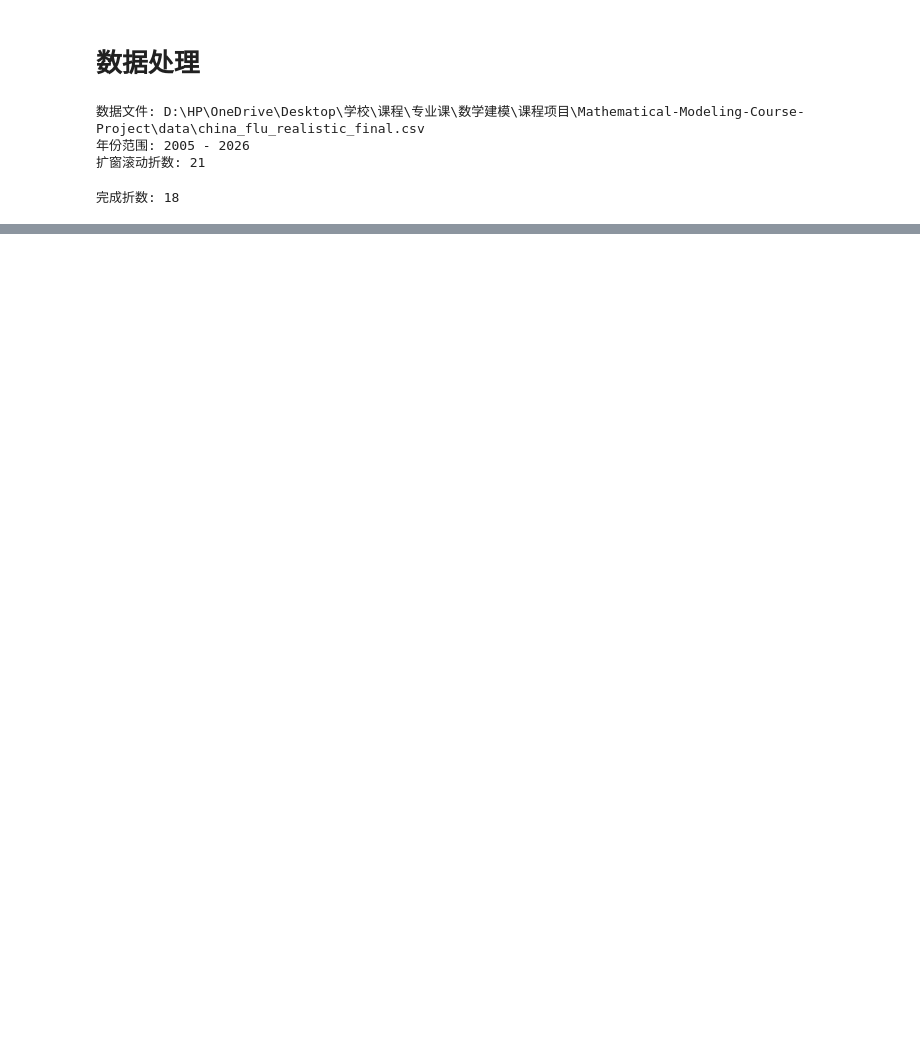
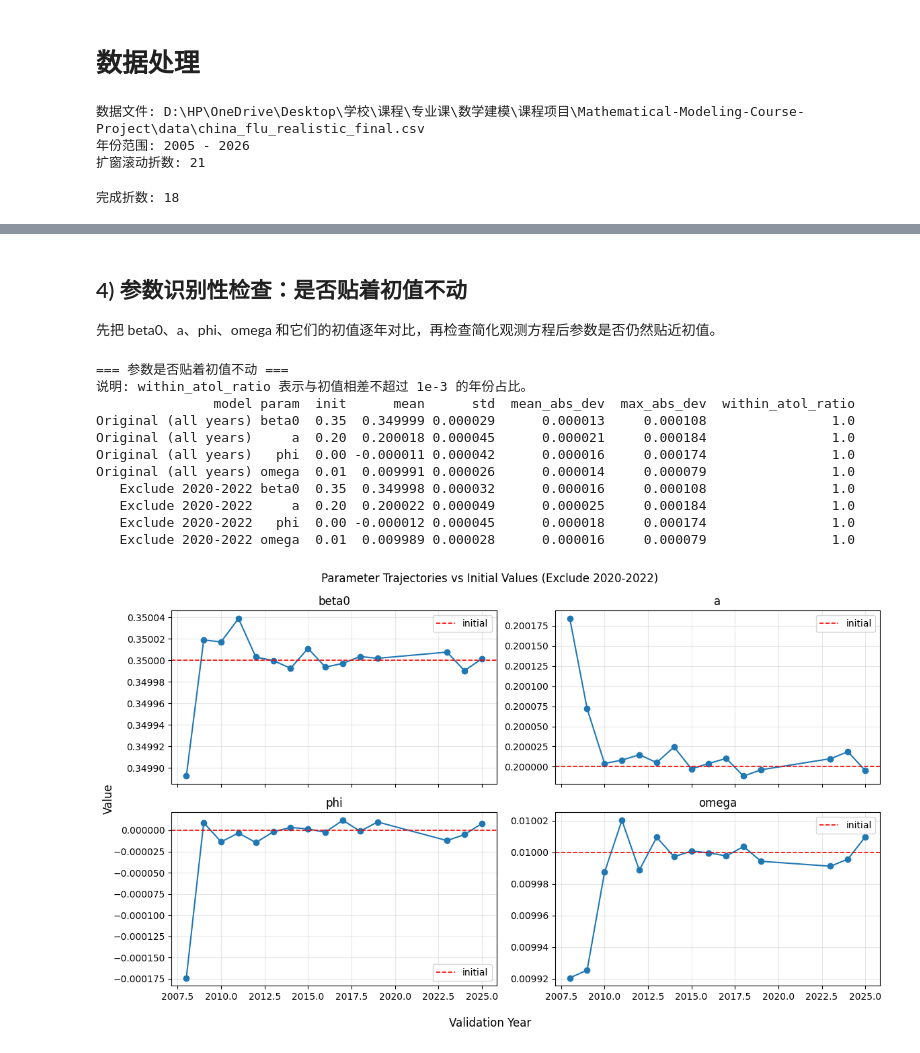
Before and after one commit to swx0721/Mathematical-Modeling-Course-Project, a Jupyter notebook: SEIR/seir.ipynb, the cells around one changed output, grey strips where cells are left out. Drawn from its saved outputs; the diff is of its cells as text; code cells hidden in the pictures; blank space fills up the shorter version.

```diff
--- a/SEIR/seir.ipynb
+++ b/SEIR/seir.ipynb
@@ -377,0 +609,71 @@ plt.show()
+# %% [markdown]
+## 4) 参数识别性检查：是否贴着初值不动
+
+先把 beta0、a、phi、omega 和它们的初值逐年对比，再检查简化观测方程后参数是否仍然贴近初值。
+# %%
+# 4.1 与初值偏移检查：原模型 vs 剔除 2020-2022
+
+focus_params = ["beta0", "a", "phi", "omega"]
+init_values = {name: float(OPT[name]["initial"]) for name in focus_params}
+
+def build_drift_table(metric_df, model_name, atol=1e-3):
+    rows = []
+    for name in focus_params:
+        vals = pd.to_numeric(metric_df[name], errors="coerce").dropna().to_numpy(dtype=float)
+        init_v = init_values[name]
+        abs_dev = np.abs(vals - init_v)
+        rows.append(
+            {
+                "model": model_name,
+                "param": name,
+                "init": init_v,
+                "mean": float(np.mean(vals)),
+                "std": float(np.std(vals, ddof=1)) if len(vals) > 1 else 0.0,
+                "mean_abs_dev": float(np.mean(abs_dev)) if len(abs_dev) else np.nan,
+                "max_abs_dev": float(np.max(abs_dev)) if len(abs_dev) else np.nan,
+                "within_atol_ratio": float(np.mean(abs_dev <= atol)) if len(abs_dev) else np.nan,
+            }
+        )
+    return pd.DataFrame(rows)
+
+
+drift_original = build_drift_table(cv_metric_df_original, "Original (all years)")
+drift_no_covid = build_drift_table(cv_metric_df_no_covid, "Exclude 2020-2022")
+drift_df = pd.concat([drift_original, drift_no_covid], ignore_index=True)
+
+print("=== 参数是否贴着初值不动 ===")
+print("说明: within_atol_ratio 表示与初值相差不超过 1e-3 的年份占比。")
+print(
+    drift_df[
+        ["model", "param", "init", "mean", "std", "mean_abs_dev", "max_abs_dev", "within_atol_ratio"]
+    ].to_string(index=False)
+)
+
+# 画出剔除 2020-2022 后的逐年参数值和初值线
+fig, axes = plt.subplots(2, 2, figsize=(12, 7), sharex=True)
+axes = axes.ravel()
+for ax, name in zip(axes, focus_params):
+    ax.plot(cv_metric_df_no_covid["valid_year"], cv_metric_df_no_covid[name], marker="o", linewidth=1.5)
+    ax.axhline(init_values[name], color="red", linestyle="--", linewidth=1.2, label="initial")
+    ax.set_title(name)
+    ax.grid(alpha=0.3)
+    ax.legend()
+
+fig.suptitle("Parameter Trajectories vs Initial Values (Exclude 2020-2022)")
+fig.supxlabel("Validation Year")
+fig.supylabel("Value")
+plt.tight_layout()
+plt.show()
+# %% [output]
+=== 参数是否贴着初值不动 ===
+说明: within_atol_ratio 表示与初值相差不超过 1e-3 的年份占比。
+               model param  init      mean      std  mean_abs_dev  max_abs_dev  within_atol_ratio
+Original (all years) beta0  0.35  0.349999 0.000029      0.000013     0.000108                1.0
+Original (all years)     a  0.20  0.200018 0.000045      0.000021     0.000184                1.0
+Original (all years)   phi  0.00 -0.000011 0.000042      0.000016     0.000174                1.0
+Original (all years) omega  0.01  0.009991 0.000026      0.000014     0.000079                1.0
+   Exclude 2020-2022 beta0  0.35  0.349998 0.000032      0.000016     0.000108                1.0
+   Exclude 2020-2022     a  0.20  0.200022 0.000049      0.000025     0.000184                1.0
+   Exclude 2020-2022   phi  0.00 -0.000012 0.000045      0.000018     0.000174                1.0
+   Exclude 2020-2022 omega  0.01  0.009989 0.000028      0.000016     0.000079                1.0
+[figure, added]
```
Also changed, not shown: parts of 7 cells of this notebook, 3 other files.
